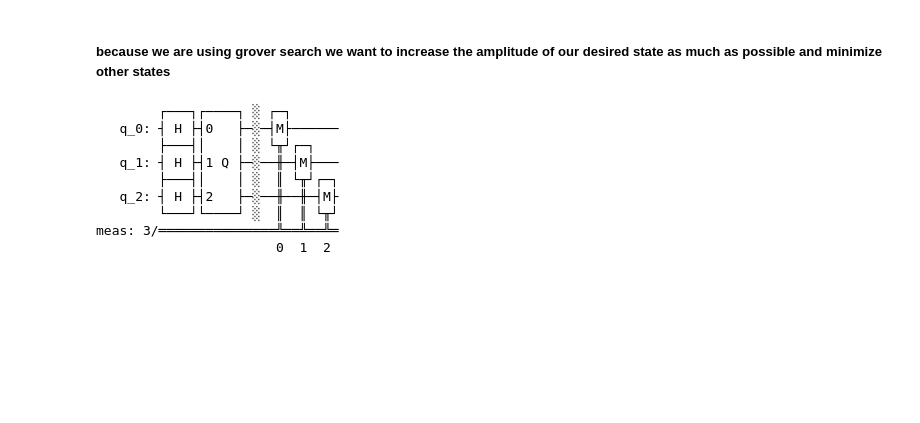
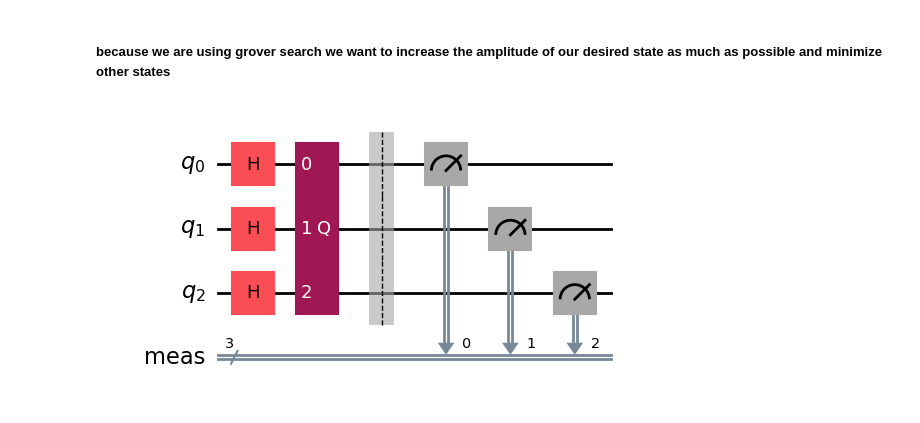
Before and after one commit to WillPelech/quantum_practice, a Jupyter notebook: Quantum_Project/grovers_search/grovers.ipynb, the cells around one changed output. Drawn from its saved outputs; the diff is of its cells as text; code cells hidden in the pictures; blank space fills up the shorter version.

```diff
--- a/Quantum_Project/grovers_search/grovers.ipynb
+++ b/Quantum_Project/grovers_search/grovers.ipynb
@@ -74,18 +61,10 @@ optimal_num_iterations = math.floor(
 # %%
 qc = QuantumCircuit(grover_op.num_qubits)
 # Initiliazes all to plus state
 qc.h(range(grover_op.num_qubits))
 
 qc.compose(grover_op.power(optimal_num_iterations), inplace=True)
 qc.measure_all()
-qc.draw()
+qc.draw(output="mpl")
 # %% [output]
-        ┌───┐┌────┐ ░ ┌─┐
-   q_0: ┤ H ├┤0   ├─░─┤M├──────
-        ├───┤│    │ ░ └╥┘┌─┐
-   q_1: ┤ H ├┤1 Q ├─░──╫─┤M├───
-        ├───┤│    │ ░  ║ └╥┘┌─┐
-   q_2: ┤ H ├┤2   ├─░──╫──╫─┤M├
-        └───┘└────┘ ░  ║  ║ └╥┘
-meas: 3/═══════════════╩══╩══╩═
-                       0  1  2
+[figure, added]
```
Also changed, not shown: parts of 6 cells of this notebook, 5 other files.
